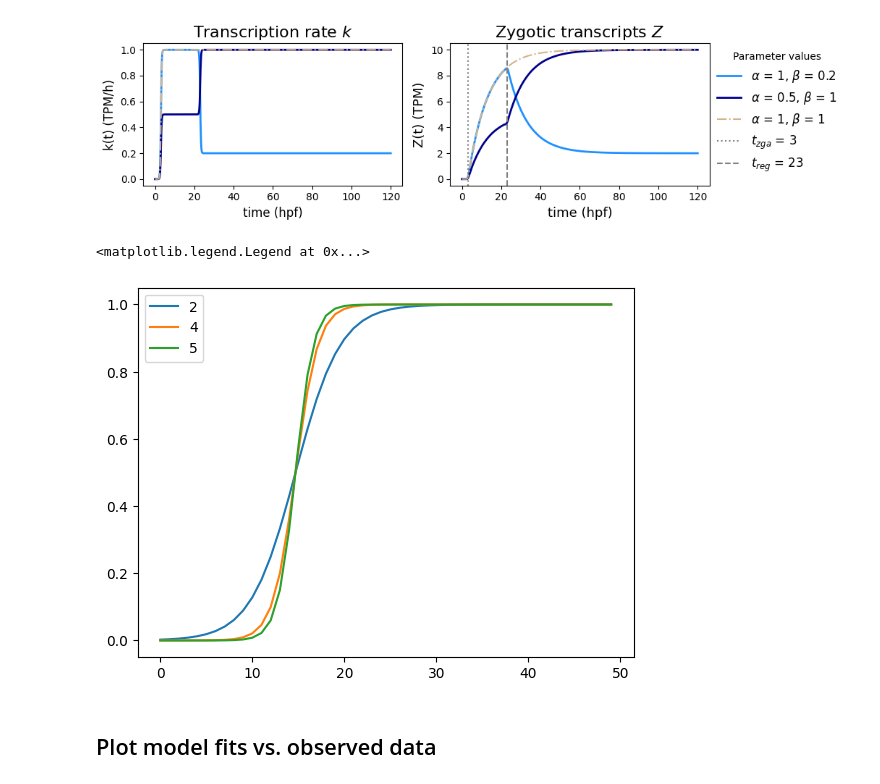
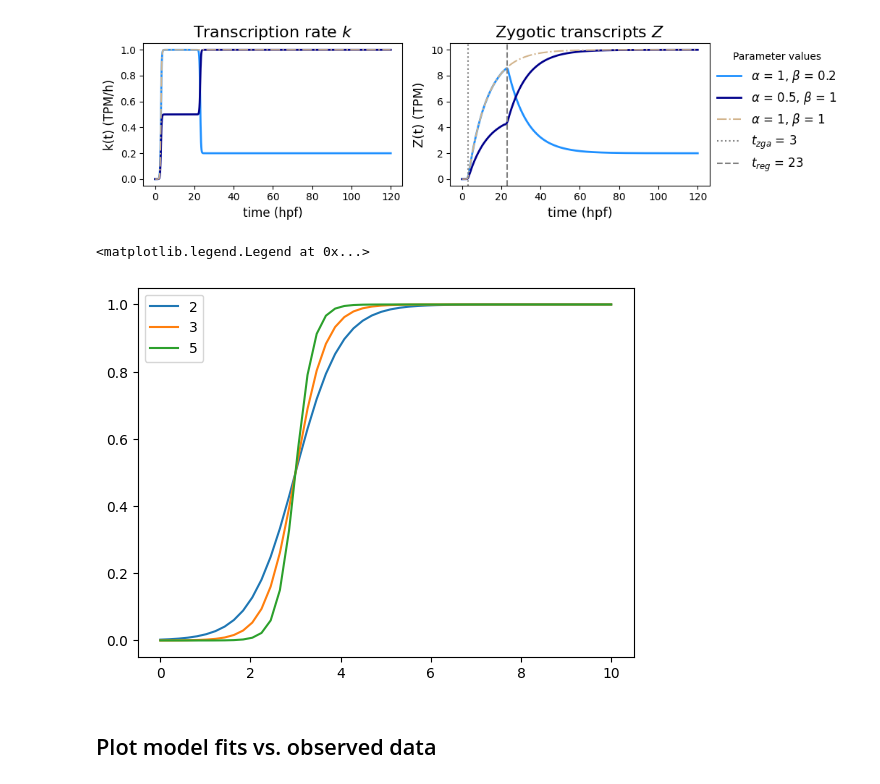
Before and after one commit to mariegrho/Expression_baseline_models, a Jupyter notebook: figures/figures.ipynb, the cells around one changed output. Saved outputs shown, nothing was run; the diff lists cells and outputs as text; code cells hidden in the pictures.

Commit message:
updated plots

```diff
--- a/figures/figures.ipynb
+++ b/figures/figures.ipynb
@@ -213,14 +213,14 @@ plt.savefig("rep_model_rate", dpi=300, transparent=True)
 # %% [output]
 [figure]
 # %%
-t=np.linspace(0, 10)
+t = np.linspace(0, 10)
 t_zga=3
-for s in [2, 4, 5]:
-    plt.plot(jax.nn.sigmoid(s * (t - t_zga)), label=s)
+for s in [2, 3, 5]:
+    plt.plot(t, jax.nn.sigmoid(s * (t - t_zga)), label=s)
 plt.legend()
 # %% [output]
 <matplotlib.legend.Legend at 0x...>
-[figure, old version]
+[figure, new version]
 # %% [markdown]
 ## Plot model fits vs. observed data
 # %%
```
Also changed, not shown: 43 other files.
